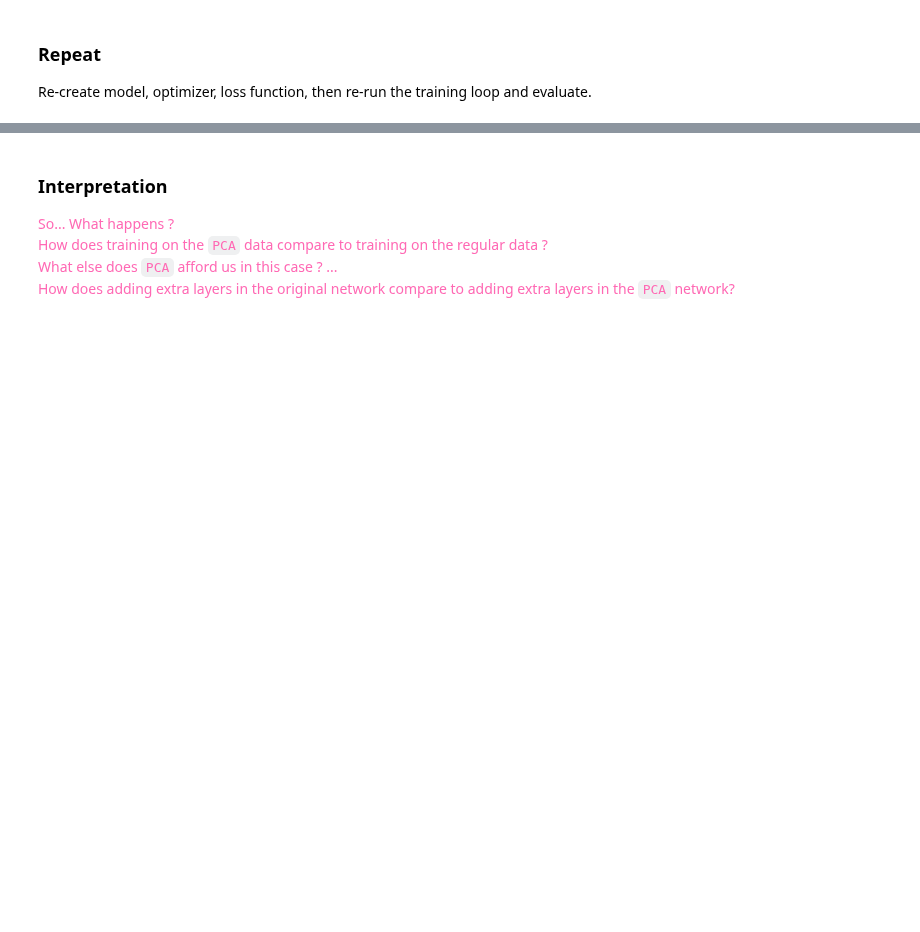
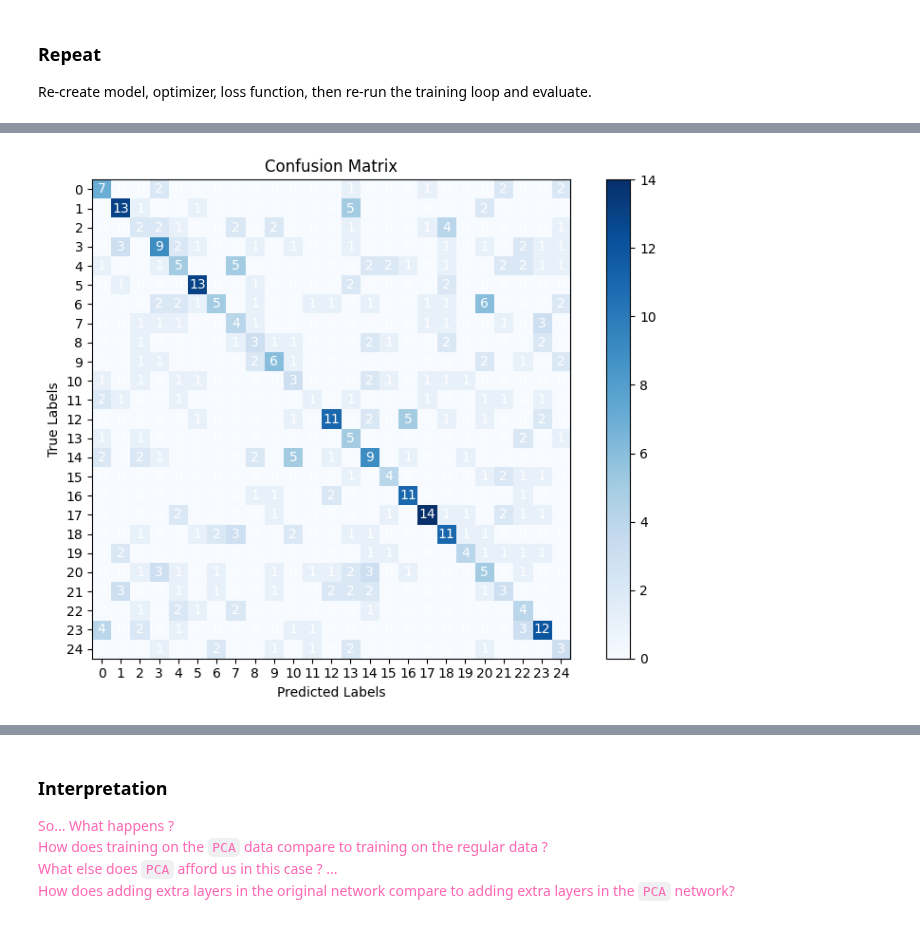
Before and after one commit to lupitavf444444/Homework12, a Jupyter notebook: Homework12.ipynb, the cells around one changed output, grey strips where cells are left out. Saved outputs shown, nothing was run; the diff lists cells and outputs as text; code cells hidden in the pictures; blank space fills up the shorter version.

```diff
--- a/Homework12.ipynb
+++ b/Homework12.ipynb
@@ -157,3 +250,19 @@ For the `PCA`, we can aim for an explained variance of $99\%$. This should reduc
+# %%
+# TODO: Scale
+scaler = StandardScaler()
+x_train_scaled = scaler.fit_transform(train["pixels"])
+x_test_scaled = scaler.transform(test["pixels"])
+# TODO: PCA
+pca = PCA(n_components=100)  # I might choose a smaller number if I see overfitting
+x_train_pca = pca.fit_transform(x_train_scaled)
+x_test_pca = pca.transform(x_test_scaled)
+
+# TODO: Tensors
+x_train = torch.tensor(x_train_pca, dtype=torch.float32)
+y_train = torch.tensor(train["labels"]).long()
+
+x_test = torch.tensor(x_test_pca, dtype=torch.float32)
+y_test = torch.tensor(test["labels"]).long()
 # %% [markdown]
 ### Repeat
 
@@ -164,0 +270,73 @@ Re-create model, optimizer, loss function, then re-run the training loop and eva
+# %%
+# TODO: Model, Optimizer and Loss Function
+class SingleLayerNN(nn.Module):
+    def __init__(self, input_dim, num_classes):
+        super(SingleLayerNN, self).__init__()
+        self.linear = nn.Linear(input_dim, num_classes)
+
+    def forward(self, x):
+        return self.linear(x)
+
+input_dim = x_train.shape[1]  # number of features (e.g., pixels per image)
+num_classes = len(torch.unique(y_train))  # number of unique labels
+
+model = SingleLayerNN(input_dim, num_classes)
+
+loss_fn = nn.CrossEntropyLoss()
+
+optim = torch.optim.Adam(model.parameters(), lr=0.0001)
+
+# TODO: Training loop
+epochs = 1000
+losses = []
+
+for epoch in range(epochs):
+    model.train()
+    outputs = model(x_train)
+    loss = loss_fn(outputs, y_train)
+
+    optim.zero_grad()
+    loss.backward()
+    optim.step()
+
+    losses.append(loss.item())
+    print(f"Epoch [{epoch+1}/{epochs}], Loss: {loss.item():.4f}")
+
+# TODO: Evaluation
+with torch.no_grad():
+    outputs = model(x_test)
+    _, predicted = torch.max(outputs, 1)
+
+    # Compute classification error
+    error = classification_error(y_test, predicted)
+    print(f"Classification error: {error:.4f}")
+
+# Confusion Matrix
+cm = confusion_matrix(y_test.numpy(), predicted.numpy())
+
+# Plot confusion matrix with matplotlib
+plt.figure(figsize=(8, 6))
+plt.imshow(cm, interpolation='nearest', cmap=plt.cm.Blues)
+plt.title('Confusion Matrix')
+plt.colorbar()
+plt.xticks(range(num_classes))
+plt.yticks(range(num_classes))
+plt.xlabel('Predicted Labels')
+plt.ylabel('True Labels')
+plt.tight_layout()
+
+# Add text annotations
+for i in range(num_classes):
+    for j in range(num_classes):
+        plt.text(j, i, cm[i, j], ha="center", va="center", color="white")
+
+plt.show()
+
+plt.figure(figsize=(8, 5))
+plt.plot(range(1, epochs + 1), losses, marker='o')
+plt.title("Training Loss over Epochs")
+plt.xlabel("Epoch")
+plt.ylabel("Loss")
+plt.grid(True)
+plt.show()
+# %% [output]
@@ -164,0 +360 @@ Re-create model, optimizer, loss function, then re-run the training loop and eva
+[figure, added]
```
Also changed, not shown: parts of 14 cells of this notebook.
